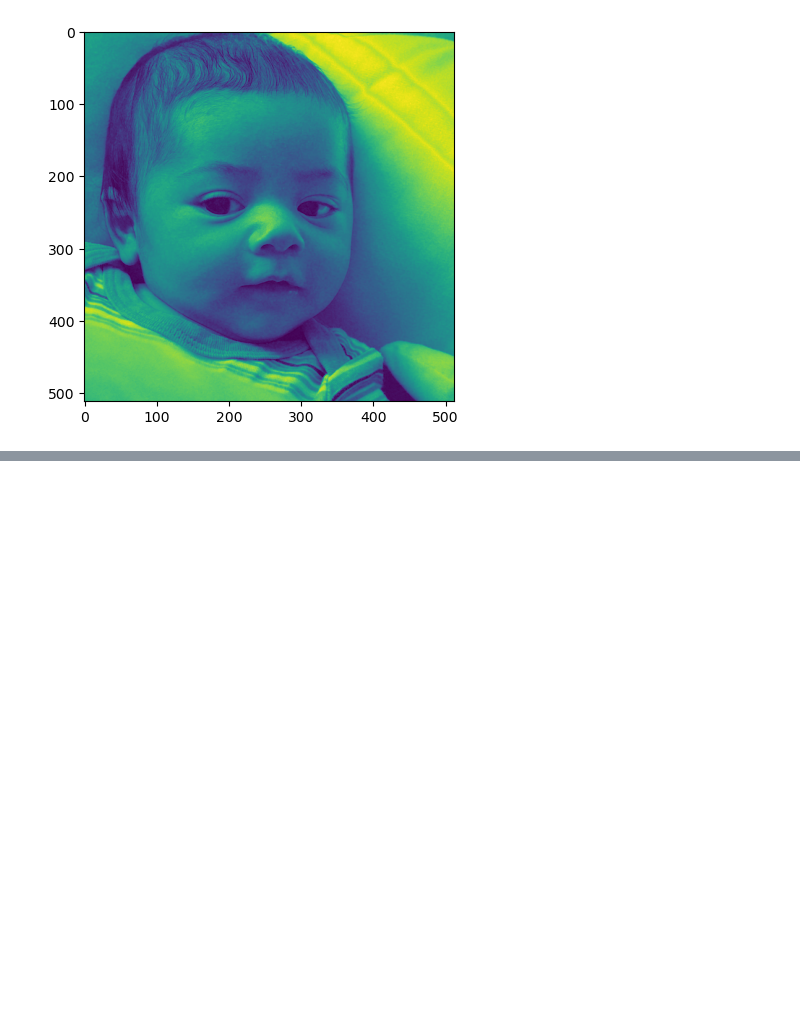
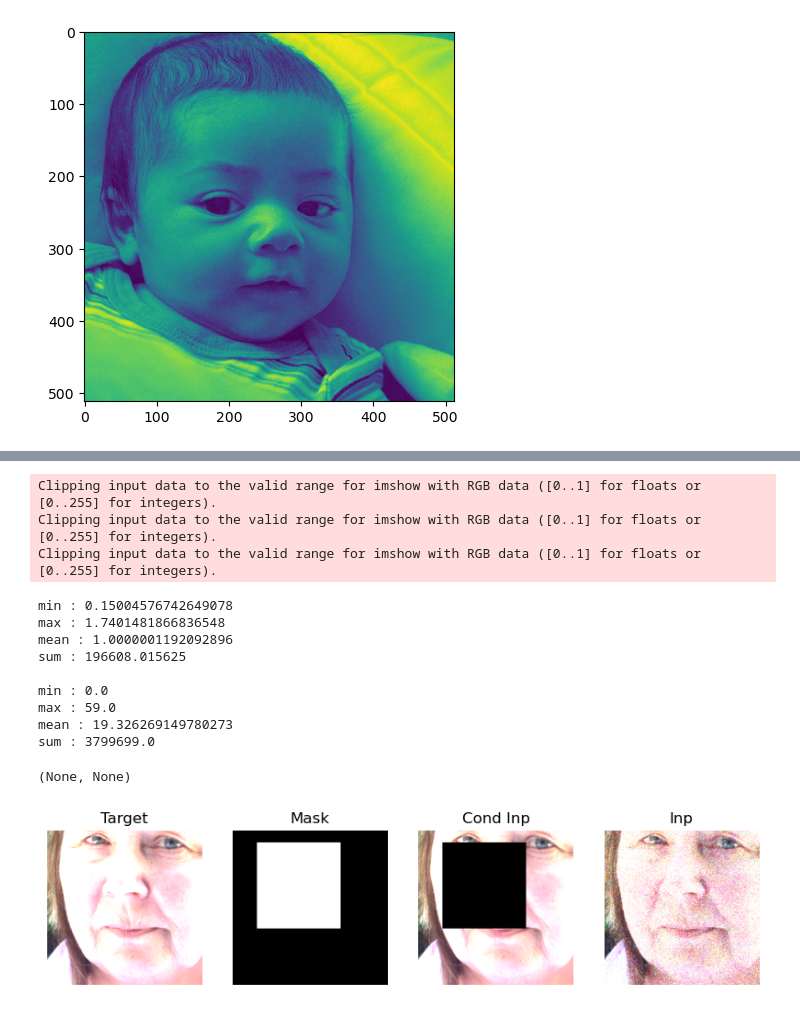
Before and after one commit to ankithsavio/msc-project, a Jupyter notebook: Week 7/ffhq.ipynb, the cells around one changed output, grey strips where cells are left out. Cells and saved outputs as stored; diff of their text form; code cells hidden in the pictures; blank space fills up the shorter version.

```diff
--- a/Week 7/ffhq.ipynb
+++ b/Week 7/ffhq.ipynb
@@ -73,0 +168,50 @@ torch.Size([1, 2, 3, 256, 256])
+# %%
+def stats(img):
+    print(f'''
+min : {img.min()}
+max : {img.max()}
+mean : {img.mean()}
+sum : {img.sum()}''')
+# %%
+from BinomDataset_ffhq_inpaint import BinomDataset
+ffhq_path = '/mnt/c/Users/ankit/Desktop/Msc AIML/Data/ffhq/'
+minpsnr = -40
+maxpsnr = 32
+dataset = BinomDataset(ffhq_path, windowSize = 256, minPSNR = minpsnr, maxPSNR= maxpsnr, virtSize= 1)
+# %%
+channels = 3
+img = dataset[5000000000]
+plt.figure(figsize= (10, 10))
+plt.subplot(1, 4, 1)
+plt.imshow(img[:channels].permute(1, 2, 0), vmin = 0, vmax = 255)
+plt.title('Target')
+plt.axis('off')
+plt.subplot(1, 4, 2)
+plt.imshow(img[channels:channels + 1].permute(1, 2, 0), vmin = 0, vmax = 1, cmap= 'gray')
+plt.title('Mask')
+plt.axis('off')
+plt.subplot(1, 4, 3)
+plt.imshow(img[channels + 1:channels  + 1 + 3].permute(1, 2, 0), vmin = 0, vmax = 255)
+plt.title('Cond Inp')
+plt.axis('off')
+plt.subplot(1, 4, 4)
+# plt.imshow(img[channels  + 1 + 3:channels  + 1 + 3 + 3].permute(1, 2, 0))
+plt.imshow(img[channels  + 1 + 3:channels  + 1 + 3 + 3].permute(1, 2, 0)/img[channels  + 1 + 3:channels  + 1 + 3 + 3].permute(1, 2, 0).mean(), vmin = 0, vmax = 255)
+plt.title('Inp')
+plt.axis('off')
+stats(img[:channels].permute(1, 2, 0)), stats(img[channels  + 1 + 3:channels  + 1 + 3 + 3].permute(1, 2, 0)),
+# %% [output]
+Clipping input data to the valid range for imshow with RGB data ([0..1] for floats or [0..255] for integers).
+Clipping input data to the valid range for imshow with RGB data ([0..1] for floats or [0..255] for integers).
+Clipping input data to the valid range for imshow with RGB data ([0..1] for floats or [0..255] for integers).
+min : 0.15004576742649078
+max : 1.7401481866836548
+mean : 1.0000001192092896
+sum : 196608.015625
+
+min : 0.0
+max : 59.0
+mean : 19.326269149780273
+sum : 3799699.0
+(None, None)
+[figure, added]
```
Also changed, not shown: parts of 27 cells of this notebook, 5 other files.
